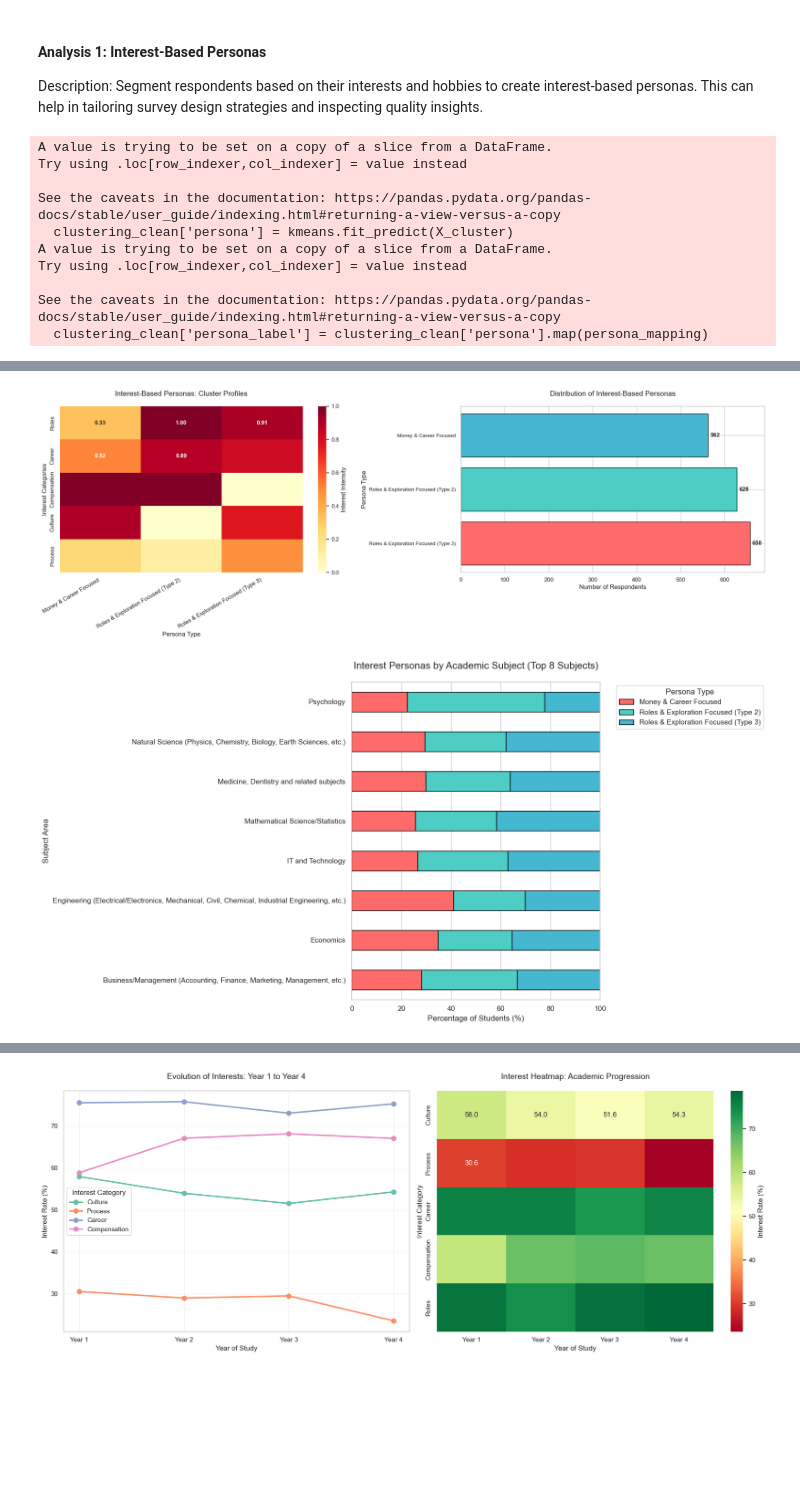
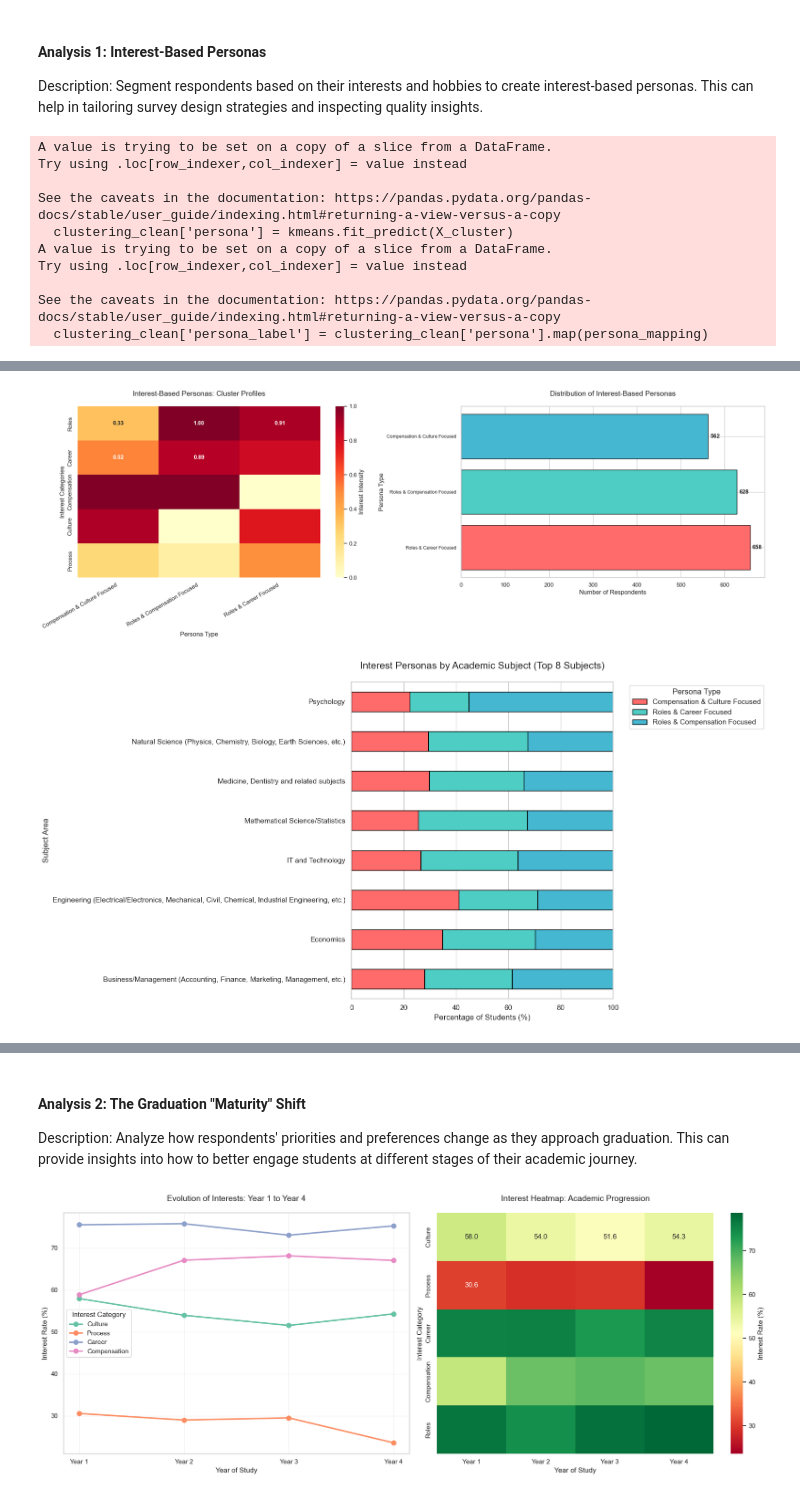
Before and after one commit to DhiraPT/datathon-2026, a Jupyter notebook: final_datathon_2026.ipynb, the cells around one changed output, grey strips where cells are left out. Drawn from its saved outputs; the diff is of its cells as text; code cells hidden in the pictures; blank space fills up the shorter version.

```diff
--- a/final_datathon_2026.ipynb
+++ b/final_datathon_2026.ipynb
@@ -295,14 +295,10 @@ Description: Segment respondents based on their interests and hobbies to create
 # %%
 import pandas as pd
 import numpy as np
-from sklearn.ensemble import RandomForestClassifier
-from sklearn.preprocessing import LabelEncoder
 import matplotlib.pyplot as plt
-import plotly
 import seaborn as sns
 
 sns.set_theme(style="whitegrid", palette="Set2")
-
 
 # Create binary features for "Learn More" interests
 info_cols = ['info_roles', 'info_career', 'info_comp', 'info_culture', 'info_process']
@@ -314,44 +310,41 @@ clustering_clean = clustering_data.dropna(subset=['subject', 'attractiveness'])
 X_cluster = clustering_clean[info_cols].values
 kmeans = KMeans(n_clusters=3, random_state=42, n_init=10)
 clustering_clean['persona'] = kmeans.fit_predict(X_cluster)
-
-# Label personas based on cluster centers
 cluster_centers = pd.DataFrame(kmeans.cluster_centers_, columns=info_cols)
 persona_labels = []
 
 for idx, row in cluster_centers.iterrows():
-    # Get the dominant interest (highest value)
-    top_interest = row.idxmax()
-    top_value = row.max()
+    # Get top 2 interests to create more descriptive labels
+    top_two = row.nlargest(2)
+    top_interest = top_two.index[0]
+    second_interest = top_two.index[1]
 
-    if top_interest == 'info_comp':
-        label = "Money & Career Focused"
-    elif top_interest == 'info_culture':
-        label = "Work-Life Balance Focused"
-    elif top_interest == 'info_career':
-        label = "Career Growth Focused"
-    elif top_interest == 'info_roles':
-        label = "Roles & Exploration Focused"
-    elif top_interest == 'info_process':
-        label = "Process & Application Focused"
-    else:
-        # For second highest
-        top_two = row.nlargest(2)
-        if 'info_comp' in top_two.index or 'info_career' in top_two.index:
-            label = "Money & Career Focused"
-        elif 'info_culture' in top_two.index:
-            label = "Work-Life Balance Focused"
-        else:
-            label = f"Cluster {idx}"
+    interest_names = {
+        'info_roles': 'Roles',
+        'info_career': 'Career',
+        'info_comp': 'Compensation',
+        'info_culture': 'Culture',
+        'info_process': 'Process'
+    }
+
+    # Create descriptive labels based on top 2 interests
+    top_name = interest_names[top_interest]
+    second_name = interest_names[second_interest]
+
+    label = f"{top_name} & {second_name} Focused"
 
     persona_labels.append(label)
 
+seen_labels = {}
 unique_labels = []
 for i, label in enumerate(persona_labels):
-    if persona_labels.count(label) > 1:
-        unique_labels.append(f"{label} (Type {i+1})")
+    if label in seen_labels:
+        seen_labels[label] += 1
+        unique_labels.append(f"{label.replace(' Focused', '')} (Profile {seen_labels[label]})")
     else:
+        seen_labels[label] = 1
         unique_labels.append(label)
+
 persona_labels = unique_labels
 
 persona_mapping = {i: persona_labels[i] for i in range(3)}
@@ -360,8 +353,9 @@ clustering_clean['persona_label'] = clustering_clean['persona'].map(persona_mapp
 print("Cluster Centers:")
 print(cluster_centers)
 print("\nPersona Labels:", persona_labels)
+print("\nCluster sizes:", clustering_clean['persona'].value_counts().sort_index())
 
-### Visualization 1: Cluster Centers Heatmap
+### Visualization 3.1.1: Cluster Centers Heatmap
 fig, axes = plt.subplots(1, 2, figsize=(20, 7))
 
 # Heatmap of cluster characteristics
@@ -375,13 +369,16 @@ axes[0].set_xlabel('Persona Type', fontsize=12)
 axes[0].set_ylabel('Interest Categories', fontsize=12)
 axes[0].set_xticklabels(axes[0].get_xticklabels(), rotation=30, ha='right')
 
+
+# Persona distribution
 persona_counts = clustering_clean['persona_label'].value_counts()
 colors_persona = ['#FF6B6B', '#4ECDC4', '#45B7D1']
 axes[1].barh(persona_counts.index, persona_counts.values, color=colors_persona, edgecolor='black')
 axes[1].set_title('Distribution of Interest-Based Personas', fontsize=14, pad=20)
 axes[1].set_xlabel('Number of Respondents', fontsize=12)
 axes[1].set_ylabel('Persona Type', fontsize=12)
-axes[1].tick_params(axis='y', labelsize=10)
+
+axes[1].tick_params(axis='y', labelsize=9)
 plt.setp(axes[1].get_yticklabels(), rotation=0, ha='right')
 
 for i, v in enumerate(persona_counts.values):
@@ -390,19 +387,19 @@ for i, v in enumerate(persona_counts.values):
 plt.tight_layout()
 plt.show()
 
-# Visualization 2: Personas by Subject (Are IT students more $ focused?)
+# Visualization 3.1.2: Personas by Subject (Are IT students more $ focused?)
 plt.figure(figsize=(16, 8))
 subject_persona = pd.crosstab(clustering_clean['subject'],
-                               clustering_clean['persona_label'],
-                               normalize='index') * 100
+                            clustering_clean['persona_label'],
+                            normalize='index') * 100
 
 # Get top subjects by count
 top_subjects = clustering_clean['subject'].value_counts().head(8).index
 subject_persona_top = subject_persona.loc[subject_persona.index.isin(top_subjects)]
 
 subject_persona_top.plot(kind='barh', stacked=True,
-                         color=colors_persona,
-                         edgecolor='black', ax=plt.gca())
+                        color=colors_persona,
+                        edgecolor='black', ax=plt.gca())
 plt.title('Interest Personas by Academic Subject (Top 8 Subjects)', fontsize=15, pad=20)
 plt.xlabel('Percentage of Students (%)', fontsize=12)
 plt.ylabel('Subject Area', fontsize=12)
@@ -436,3 +439,3 @@ Persona Labels: ['Money & Career Focused', 'Roles & Exploration Focused (Type 2)
-[figure, old version]
+[figure, new version]
-[figure, old version]
+[figure, new version]
 Persona Statistics by Subject:
@@ -455,3 +458,7 @@ Historical/Philosophical Science
+# %% [markdown]
+#### Analysis 2: The Graduation "Maturity" Shift
+
+Description: Analyze how respondents' priorities and preferences change as they approach graduation. This can provide insights into how to better engage students at different stages of their academic journey.
 # %%
 maturity_data = df[df['status'] == 'Complete'].copy()
 maturity_data = maturity_data[maturity_data['year'].isin(['Year 1', 'Year 2', 'Year 3', 'Year 4'])]
```
Also changed, not shown: parts of 5 cells of this notebook.
